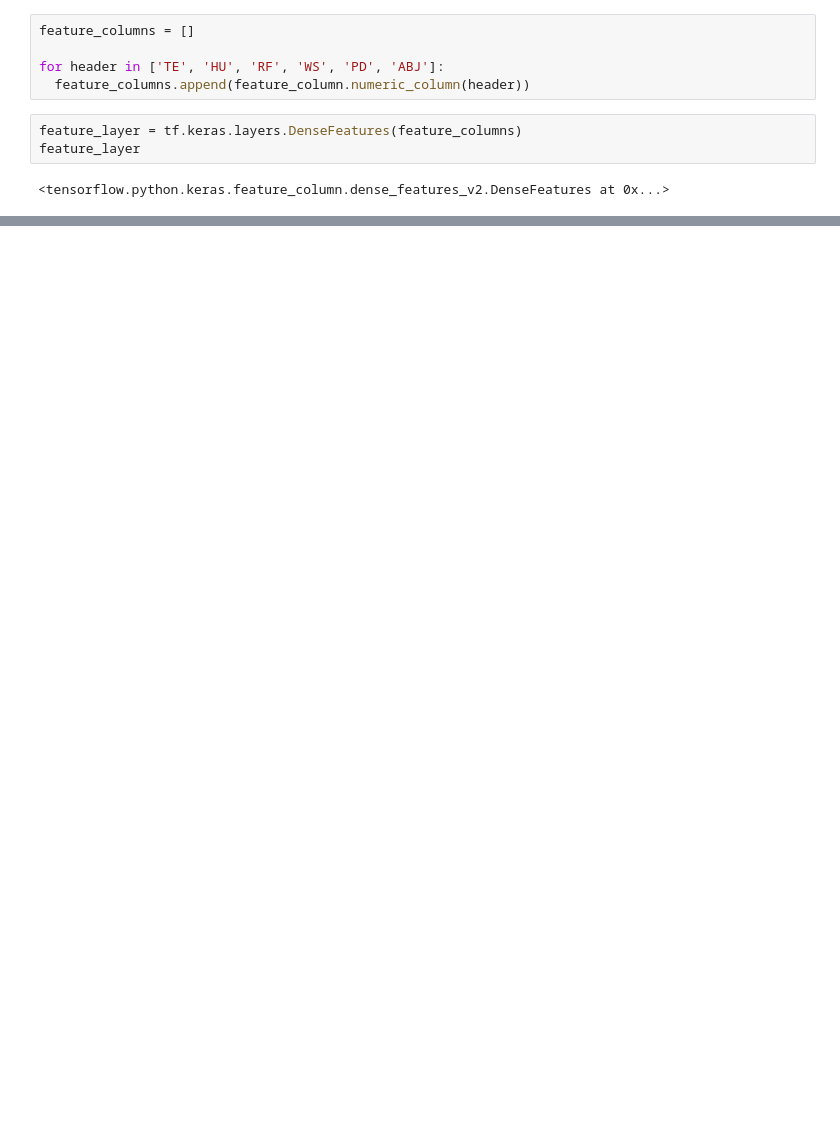
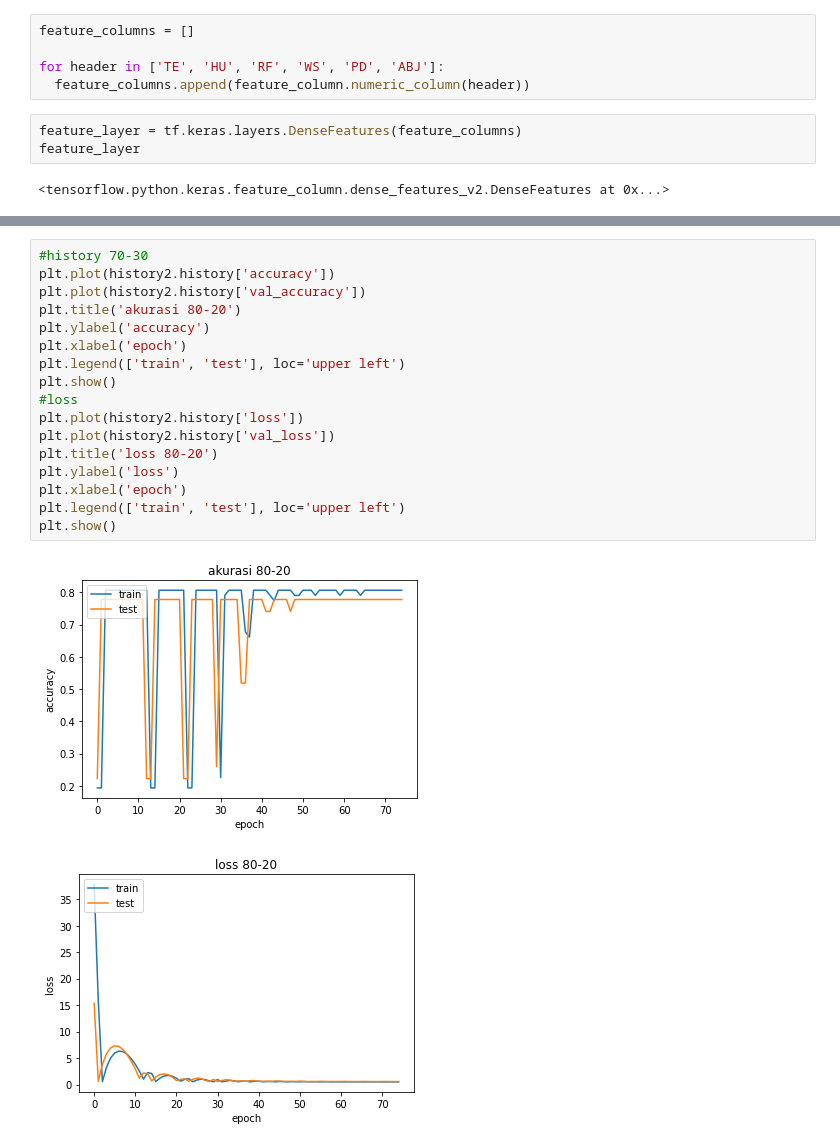
Before and after one commit to martinpdab/tugasscdl, a Jupyter notebook: Skenario1.ipynb, the cells around one changed output, grey strips where cells are left out. Cells and saved outputs as stored; diff of their text form; blank space fills up the shorter version.

```diff
--- a/Skenario1.ipynb
+++ b/Skenario1.ipynb
@@ -179,0 +216,20 @@ Epoch 75/75
+# %%
+#history 70-30
+plt.plot(history2.history['accuracy'])
+plt.plot(history2.history['val_accuracy'])
+plt.title('akurasi 80-20')
+plt.ylabel('accuracy')
+plt.xlabel('epoch')
+plt.legend(['train', 'test'], loc='upper left')
+plt.show()
+#loss
+plt.plot(history2.history['loss'])
+plt.plot(history2.history['val_loss'])
+plt.title('loss 80-20')
+plt.ylabel('loss')
+plt.xlabel('epoch')
+plt.legend(['train', 'test'], loc='upper left')
+plt.show()
+# %% [output]
+[figure, added]
+[figure, added]
```
Also changed, not shown: parts of 10 cells of this notebook.
